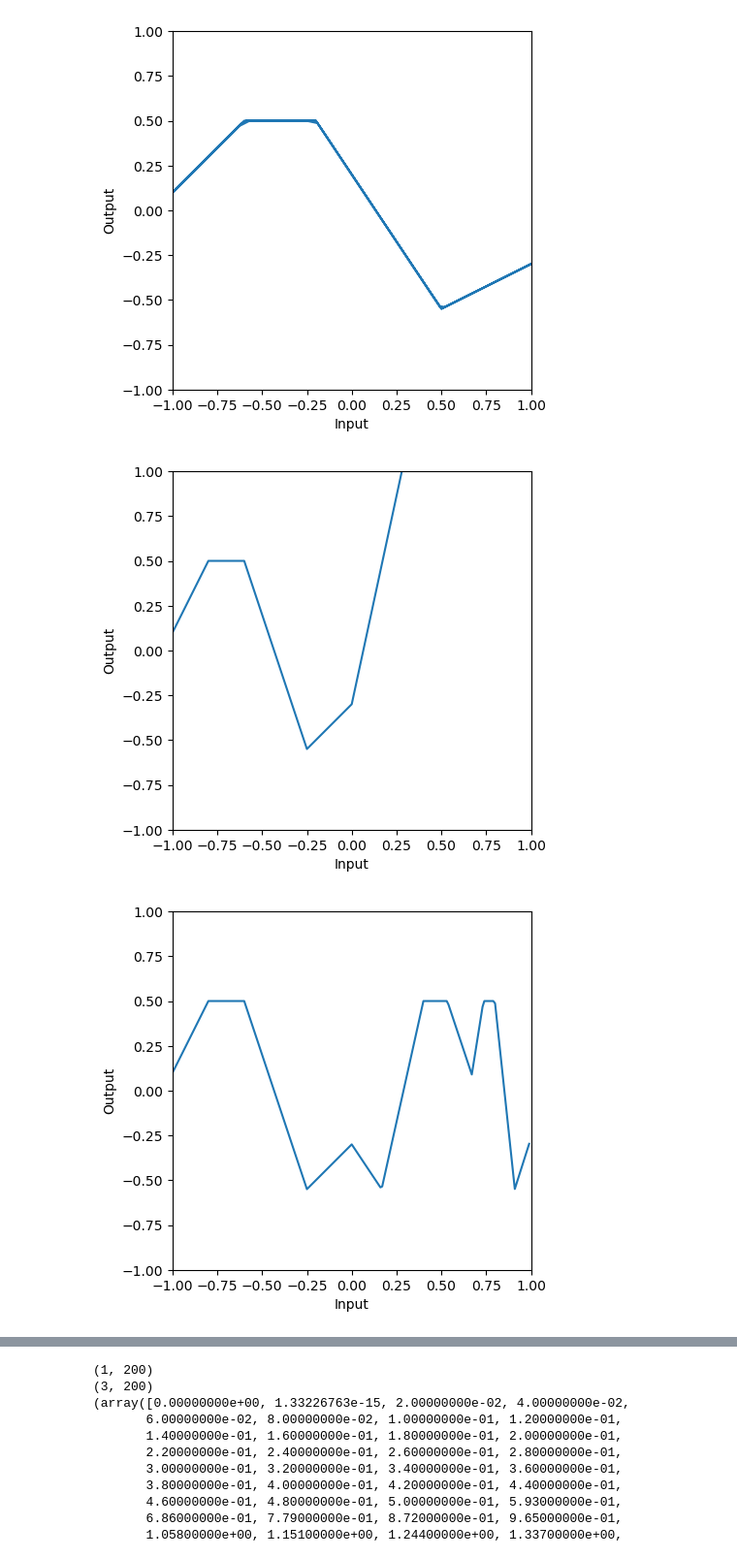
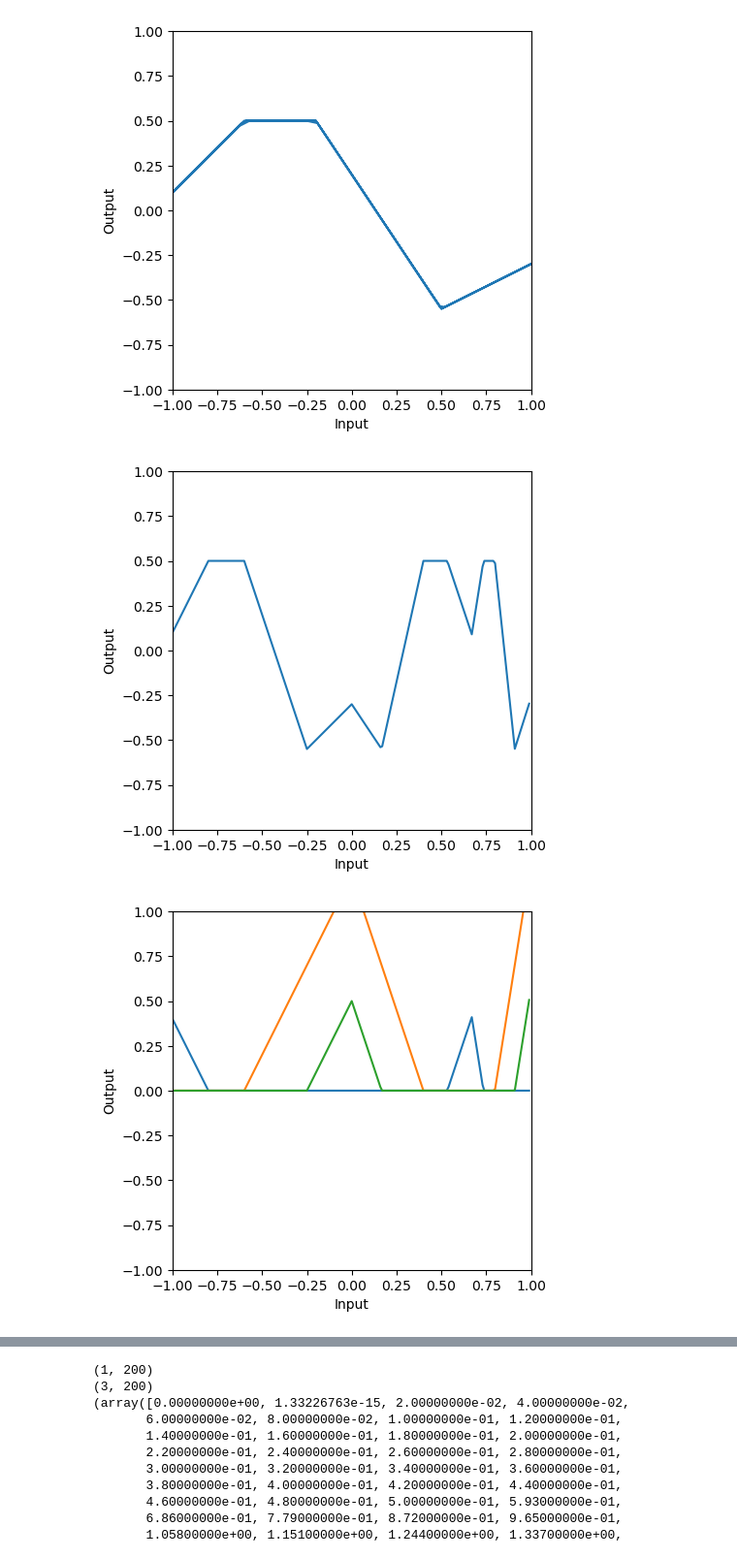
Before and after one commit to giladgressel/udlbook, a Jupyter notebook: Notebooks/Chap04/4_3_Deep_Networks.ipynb, the cells around one changed output, grey strips where cells are left out. Shown at 97% size. Drawn from its saved outputs; the diff is of its cells as text; code cells hidden in the pictures.

```diff
--- a/Notebooks/Chap04/4_3_Deep_Networks.ipynb
+++ b/Notebooks/Chap04/4_3_Deep_Networks.ipynb
@@ -199,7 +203,7 @@ n2_phi_0 = 0.5; n2_phi_1 = -1.0; n2_phi_2 = -1.5; n2_phi_3 = 2.0
 # beta_0 3,1
 beta_0[0,0] = n1_theta_10
 beta_0[1,0] = n1_theta_20
-beta_0[1,0] = n1_theta_30
+beta_0[2,0] = n1_theta_30
 
 # Omega_0 3,1
 Omega_0[0,0] = n1_theta_11
@@ -219,42 +223,39 @@ Omega_1[0,2] = n2_theta_11 * n1_phi_3
 Omega_1[1,0] = n2_theta_21 * n1_phi_1
 Omega_1[1,1] = n2_theta_21 * n1_phi_2
 Omega_1[1,2] = n2_theta_21 * n1_phi_3
 
 Omega_1[2,0] = n2_theta_31 * n1_phi_1
 Omega_1[2,1] = n2_theta_31 * n1_phi_2
 Omega_1[2,2] = n2_theta_31 * n1_phi_3
 
 
-###
-
 # # beta_2 1,1
 beta_2[0,0] = n2_phi_0
 
 Omega_2[0,0] = n2_phi_1
 Omega_2[0,1] = n2_phi_2
 Omega_2[0,2] = n2_phi_3
 
 # n2_phi_0 = 0.5; n2_phi_1 = -1.0; n2_phi_2 = -1.5; n2_phi_3 = 2.0
-
-
 
 # Make sure that input data matrix has different inputs in its columns
 n_data = n1_in.size
 n_dim_in = 1
 n1_in_mat = np.reshape(n1_in,(n_dim_in,n_data))
 
 # This runs the network for ALL of the inputs, x at once so we can draw graph (hence extra np.ones term)
 
 h1 = ReLU(np.matmul(beta_0,np.ones((1,n_data))) + np.matmul(Omega_0,n1_in_mat))
 h2 = ReLU(np.matmul(beta_1,np.ones((1,n_data))) + np.matmul(Omega_1,h1))
-n12_out = np.matmul(beta_2,np.ones((1,n_data))) + np.matmul(Omega_2,h2)
+n2_full_mat_out = np.matmul(beta_2,np.ones((1,n_data))) + np.matmul(Omega_2,h2)
 
 # Draw the network and check that it looks the same as the non-matrix version
-plot_neural(n1_in_mat, n12_out)
-plot_neural(n1_in_mat, n2_out)
-plot_neural(n1_in, h1)
-plot_neural(n1_out, h2)
-plot_neural(n1_out, n12_out)
+# plot_neural(n1_in, n12_out)
+plot_neural(n1_in, n2_full_mat_out)
+# plot_neural(n1_in_mat, n2_out)
+# plot_neural(n1_in, h1)
+plot_neural(n1_in, h2)
+# plot_neural(n1_out, n2_full_mat_out)
 # %% [output]
-[figure, old version]
+[figure, new version]
-[figure, old version]
+[figure, new version]
```
Also changed, not shown: parts of 11 cells of this notebook, 1 other file.
